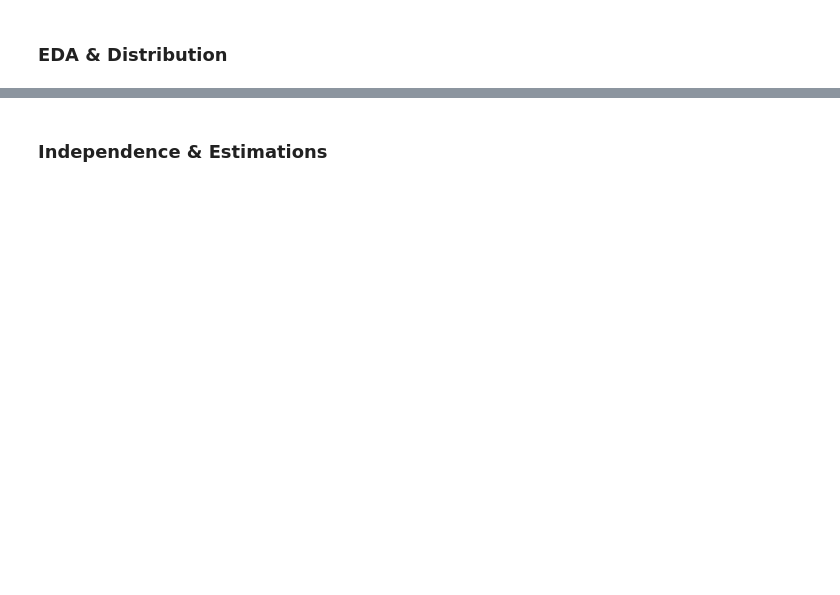
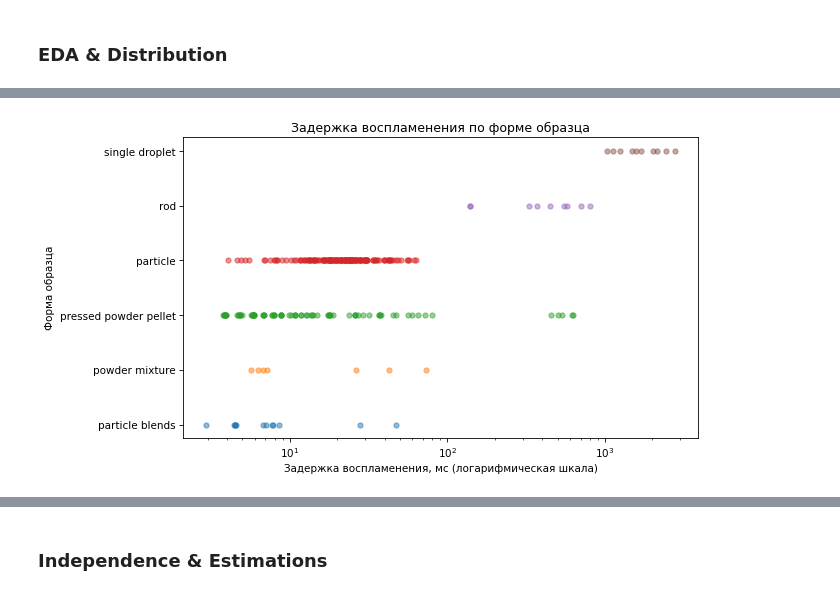
Before and after one commit to ekairaliev/AppStat-Lab01, a Jupyter notebook: AppStat_Lab01.ipynb, the cells around one changed output, grey strips where cells are left out. Cells and saved outputs as stored; diff of their text form; code cells hidden in the pictures; blank space fills up the shorter version.

```diff
--- a/AppStat_Lab01.ipynb
+++ b/AppStat_Lab01.ipynb
@@ -1963,0 +2149,19 @@ p-value = 3.558e-05
+# %%
+delay[delay_numeric_columns] = delay_numeric
+
+display(
+    delay.groupby("geometry")["ignition_delay_ms"]
+    .agg(
+        n="size",
+        mean="mean",
+        median="median",
+        minimum="min",
+        maximum="max"
+    )
+    .round(3)
+)
+
+print(
+    "Лишних полных повторов:",
+    delay_raw.iloc[2:].duplicated().sum()
+)
@@ -1963,0 +2263,38 @@ p-value = 3.558e-05
+# %%
+geometry_order = (
+    delay_clean.groupby("geometry")["ignition_delay_ms"]
+    .median()
+    .sort_values()
+    .index
+)
+
+fig, ax = plt.subplots(figsize=(9, 5))
+
+for position, geometry in enumerate(geometry_order):
+    values = delay_clean.loc[
+        delay_clean["geometry"].eq(geometry),
+        "ignition_delay_ms"
+    ]
+
+    ax.scatter(
+        values,
+        np.full(len(values), position),
+        alpha=0.5,
+        s=25,
+        label=None
+    )
+
+ax.set_xscale("log")
+ax.set_yticks(range(len(geometry_order)), geometry_order)
+
+plt.sca(ax)
+decorate(
+    xlabel="Задержка воспламенения, мс (логарифмическая шкала)",
+    ylabel="Форма образца",
+    title="Задержка воспламенения по форме образца"
+)
+
+plt.tight_layout()
+plt.show()
+# %% [output]
+[figure, added]
```
Also changed, not shown: parts of 49 cells of this notebook.
